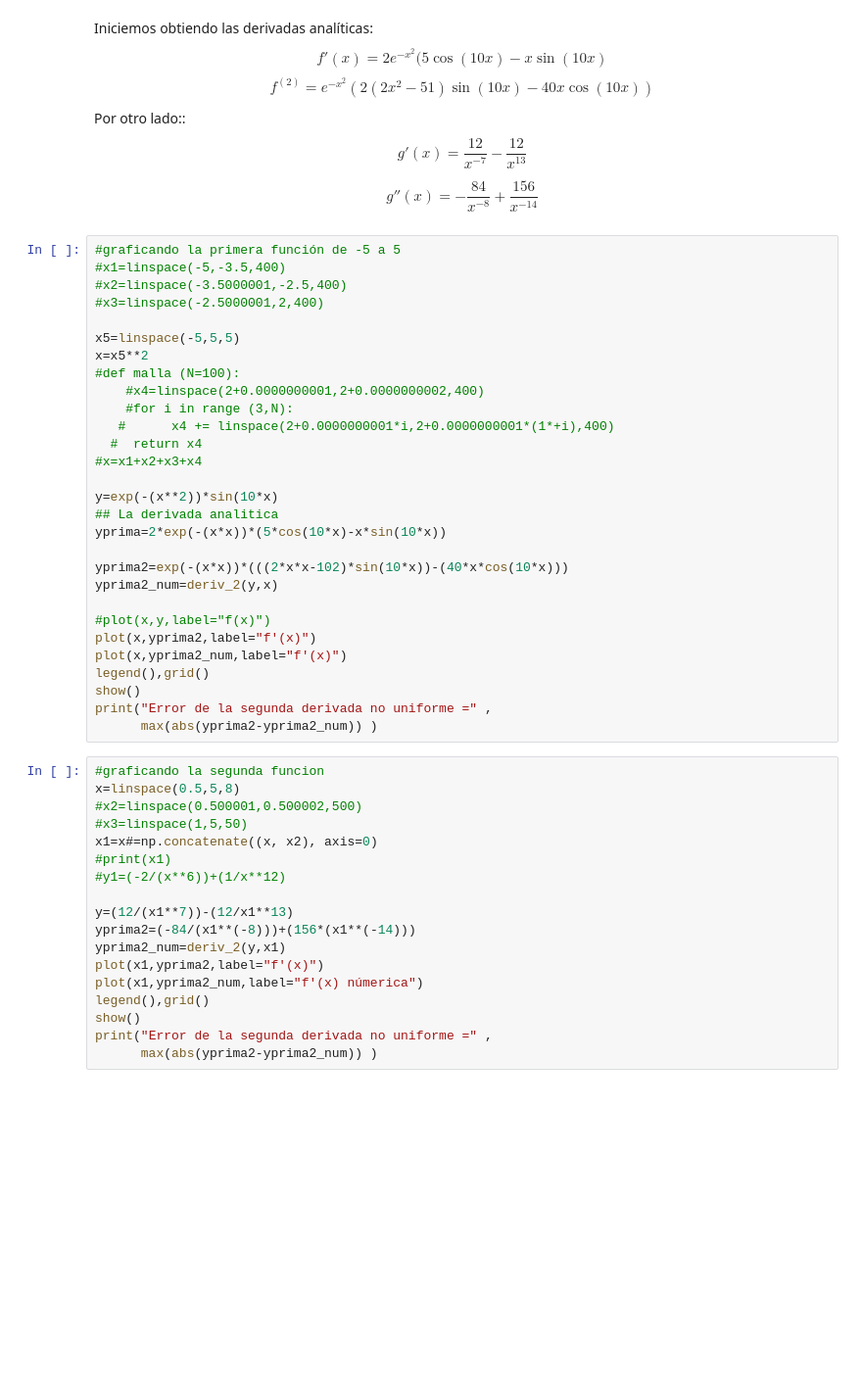
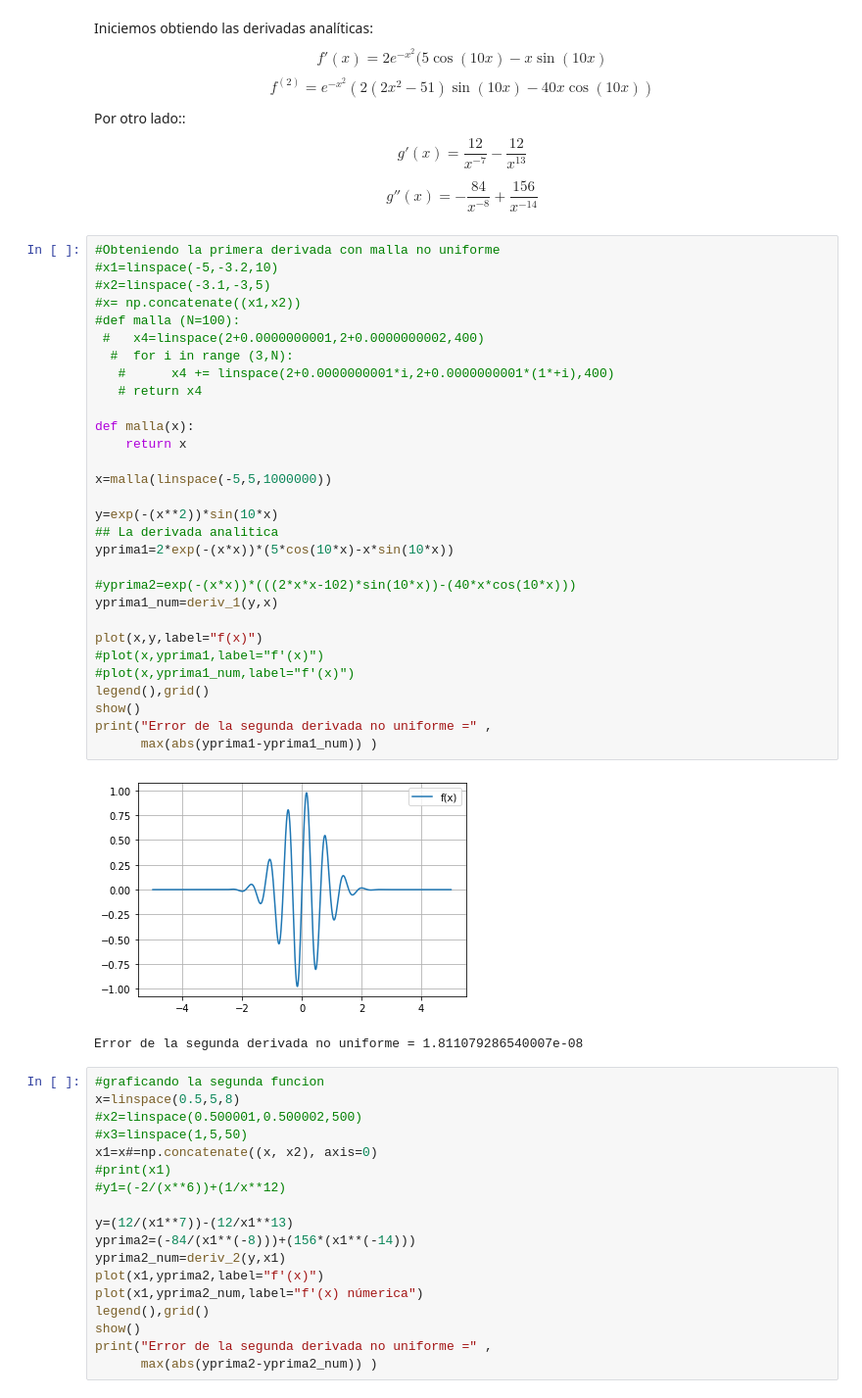
Before and after one commit to marthaaquino/Fisica-computacional, a Jupyter notebook: Tarea1.ipynb, the cells around one changed output. Shown at 98% size. Drawn from its saved outputs; the diff is of its cells as text; blank space fills up the shorter version.

```diff
--- a/Tarea1.ipynb
+++ b/Tarea1.ipynb
@@ -367,34 +367,38 @@ $$g'(x)={\frac{12}{x^{-7}}}-{\frac{12}{x^{13}}} $$
 
 $$g''(x)=-\frac{84}{x^{-8}}+\frac{156}{x^{-14}}  $$
 # %%
-#graficando la primera función de -5 a 5
-#x1=linspace(-5,-3.5,400)
-#x2=linspace(-3.5000001,-2.5,400)
-#x3=linspace(-2.5000001,2,400)
+#Obteniendo la primera derivada con malla no uniforme
+#x1=linspace(-5,-3.2,10)
+#x2=linspace(-3.1,-3,5)
+#x= np.concatenate((x1,x2))
+#def malla (N=100):
+ #   x4=linspace(2+0.0000000001,2+0.0000000002,400)
+  #  for i in range (3,N):
+   #      x4 += linspace(2+0.0000000001*i,2+0.0000000001*(1*+i),400)
+   # return x4
 
-x5=linspace(-5,5,5)
-x=x5**2
-#def malla (N=100):
-    #x4=linspace(2+0.0000000001,2+0.0000000002,400)
-    #for i in range (3,N):
-   #      x4 += linspace(2+0.0000000001*i,2+0.0000000001*(1*+i),400)
-  #  return x4
-#x=x1+x2+x3+x4
+def malla(x):
+    return x
+
+x=malla(linspace(-5,5,1000000))
 
 y=exp(-(x**2))*sin(10*x)
 ## La derivada analitica
-yprima=2*exp(-(x*x))*(5*cos(10*x)-x*sin(10*x))
+yprima1=2*exp(-(x*x))*(5*cos(10*x)-x*sin(10*x))
 
-yprima2=exp(-(x*x))*(((2*x*x-102)*sin(10*x))-(40*x*cos(10*x)))
-yprima2_num=deriv_2(y,x)
+#yprima2=exp(-(x*x))*(((2*x*x-102)*sin(10*x))-(40*x*cos(10*x)))
+yprima1_num=deriv_1(y,x)
 
-#plot(x,y,label="f(x)")
-plot(x,yprima2,label="f'(x)")
-plot(x,yprima2_num,label="f'(x)")
+plot(x,y,label="f(x)")
+#plot(x,yprima1,label="f'(x)")
+#plot(x,yprima1_num,label="f'(x)")
 legend(),grid()
 show()
 print("Error de la segunda derivada no uniforme =" ,
-      max(abs(yprima2-yprima2_num)) )
+      max(abs(yprima1-yprima1_num)) )
+# %% [output]
+[figure, added]
+Error de la segunda derivada no uniforme = 1.811079286540007e-08
 # %%
 #graficando la segunda funcion
 x=linspace(0.5,5,8)
```
